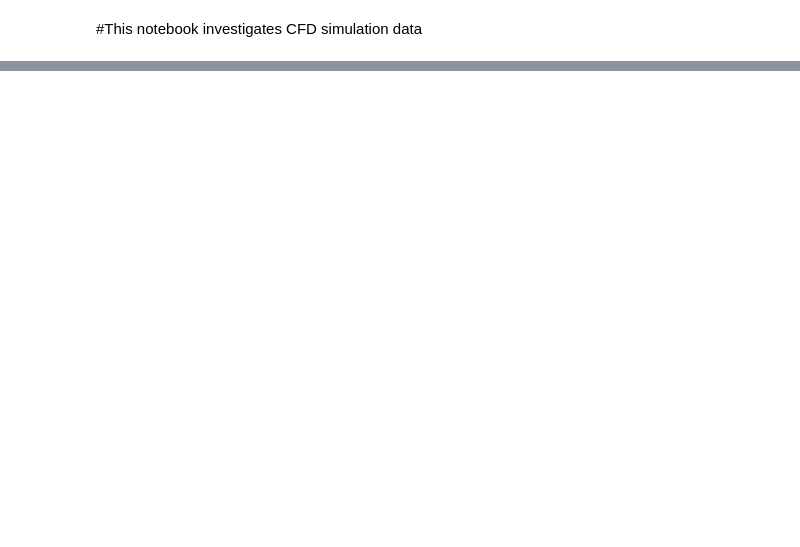
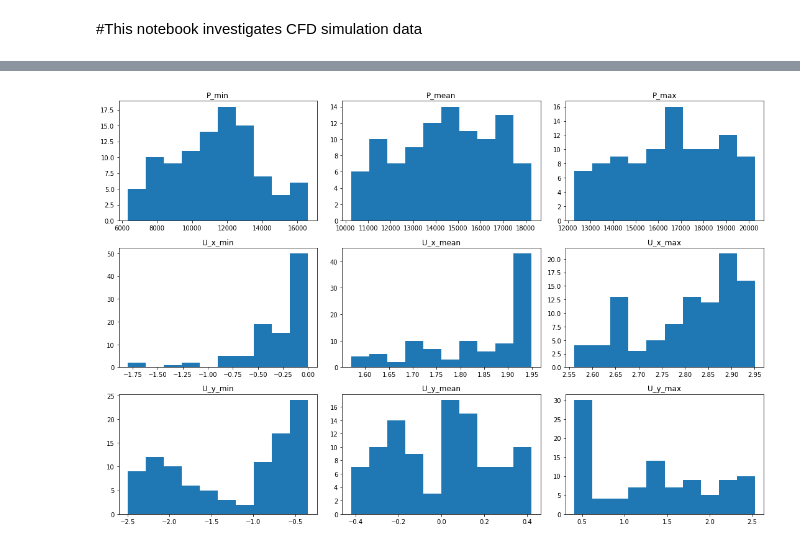
Before and after one commit to SergeyAnufriev/CFD_unet, a Jupyter notebook: notebooks/Mesh_data_EDA.ipynb, the cells around one changed output, grey strips where cells are left out. Saved outputs shown, nothing was run; the diff lists cells and outputs as text; code cells hidden in the pictures; blank space fills up the shorter version.

```diff
--- a/notebooks/Mesh_data_EDA.ipynb
+++ b/notebooks/Mesh_data_EDA.ipynb
@@ -157,0 +108,40 @@ df['P'].hist(bins=20)
+# %%
+P_min   = [read_file_n(x)['P'].min() for x in files_n]
+P_max   = [read_file_n(x)['P'].max() for x in files_n]
+P_mean  = [read_file_n(x)['P'].mean() for x in files_n]
+
+u_x_min  = [read_file_n(x)['u_x'].min() for x in files_n]
+u_x_max  = [read_file_n(x)['u_x'].max() for x in files_n]
+u_x_mean = [read_file_n(x)['u_x'].mean() for x in files_n]
+
+u_y_min  = [read_file_n(x)['u_y'].min() for x in files_n]
+u_y_max  = [read_file_n(x)['u_y'].max() for x in files_n]
+u_y_mean = [read_file_n(x)['u_y'].mean() for x in files_n]
+# %%
+fig, axs = plt.subplots(3, 3,figsize=(15,10))
+
+
+axs[0,0].hist(P_min)
+axs[0, 0].set_title('P_min')
+axs[0,1].hist(P_mean)
+axs[0, 1].set_title('P_mean')
+axs[0,2].hist(P_max)
+axs[0, 2].set_title('P_max')
+
+axs[1,0].hist(u_x_min)
+axs[1, 0].set_title('U_x_min')
+axs[1,1].hist(u_x_mean)
+axs[1, 1].set_title('U_x_mean')
+axs[1,2].hist(u_x_max)
+axs[1, 2].set_title('U_x_max')
+
+axs[2,0].hist(u_y_min)
+axs[2, 0].set_title('U_y_min')
+axs[2,1].hist(u_y_mean)
+axs[2, 1].set_title('U_y_mean')
+axs[2,2].hist(u_y_max)
+axs[2, 2].set_title('U_y_max')
+
+plt.tight_layout()
+# %% [output]
+[figure, added]
```
Also changed, not shown: parts of 43 cells of this notebook.
